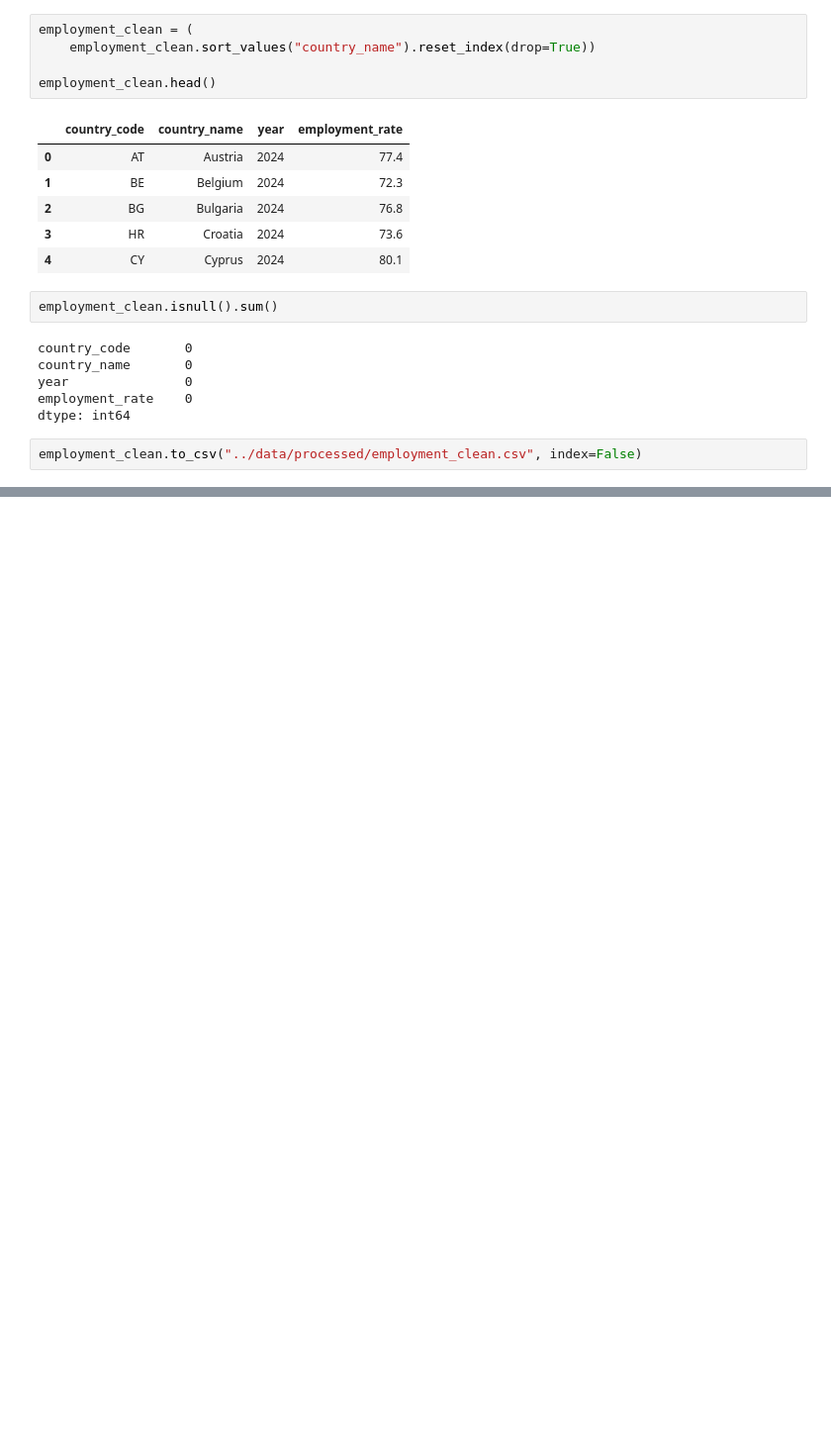
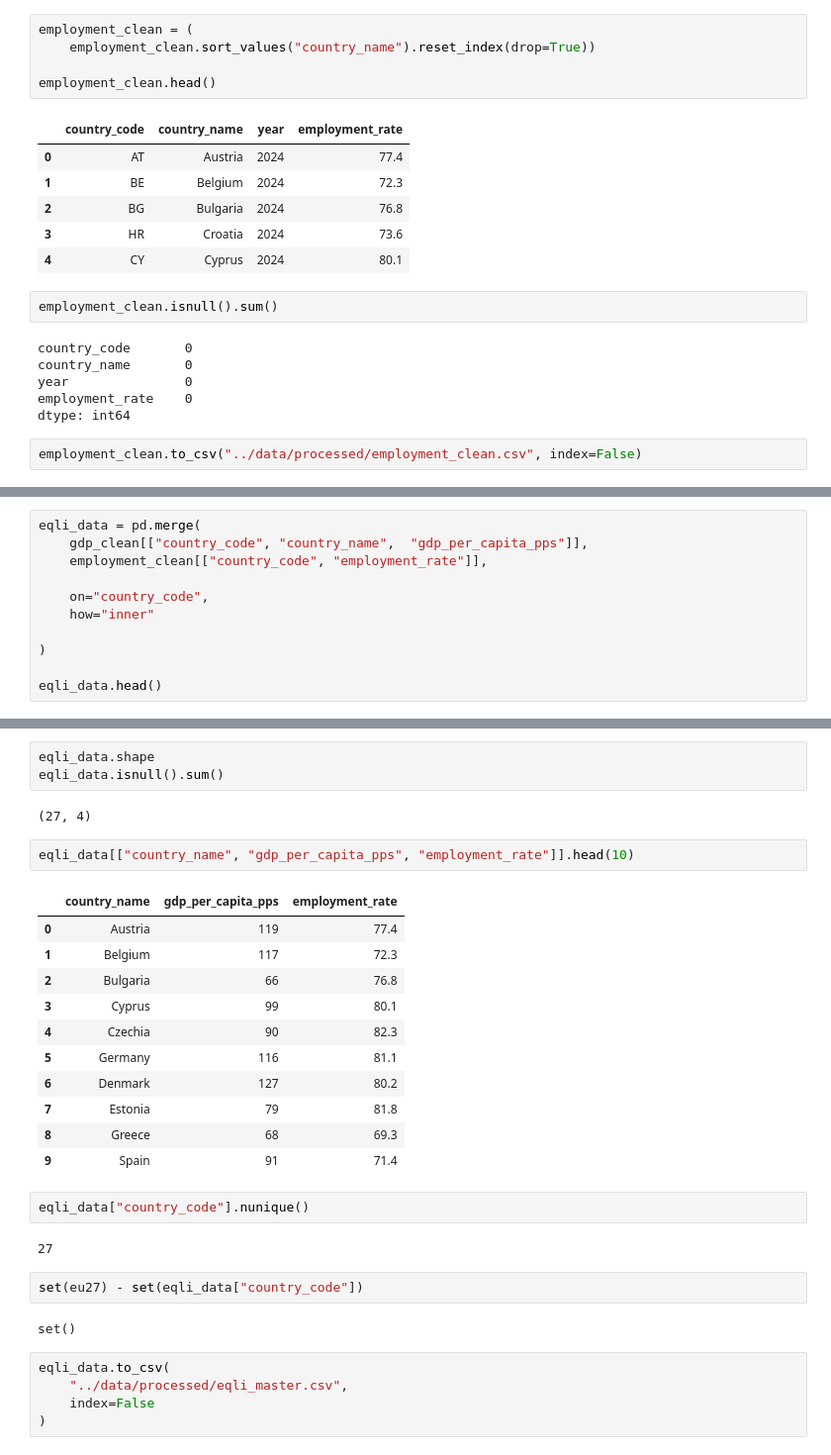
Before and after one commit to eljesam/DAV_Eljesa_Repeat, a Jupyter notebook: Notebooks/EQLI_analysis.ipynb, the cells around one changed output, grey strips where cells are left out. Shown at 99% size. Drawn from its saved outputs; the diff is of its cells as text; blank space fills up the shorter version.

Commit message:
created the master eqli dataset

```diff
--- a/Notebooks/EQLI_analysis.ipynb
+++ b/Notebooks/EQLI_analysis.ipynb
@@ -298,0 +301,11 @@ employment_clean.to_csv("../data/processed/employment_clean.csv", index=False)
+# %%
+eqli_data = pd.merge(
+    gdp_clean[["country_code", "country_name",  "gdp_per_capita_pps"]],
+    employment_clean[["country_code", "employment_rate"]],
+
+    on="country_code",
+    how="inner"
+
+)
+
+eqli_data.head()
@@ -298,0 +319,32 @@ employment_clean.to_csv("../data/processed/employment_clean.csv", index=False)
+# %%
+eqli_data.shape
+eqli_data.isnull().sum()
+# %% [output]
+(27, 4)
+# %%
+eqli_data[["country_name", "gdp_per_capita_pps", "employment_rate"]].head(10)
+# %% [output]
+|  | country_name | gdp_per_capita_pps | employment_rate |
+| 0 | Austria | 119 | 77.4 |
+| 1 | Belgium | 117 | 72.3 |
+| 2 | Bulgaria | 66 | 76.8 |
+| 3 | Cyprus | 99 | 80.1 |
+| 4 | Czechia | 90 | 82.3 |
+| 5 | Germany | 116 | 81.1 |
+| 6 | Denmark | 127 | 80.2 |
+| 7 | Estonia | 79 | 81.8 |
+| 8 | Greece | 68 | 69.3 |
+| 9 | Spain | 91 | 71.4 |
+# %%
+eqli_data["country_code"].nunique()
+# %% [output]
+27
+# %%
+set(eu27) - set(eqli_data["country_code"])
+# %% [output]
+set()
+# %%
+eqli_data.to_csv(
+    "../data/processed/eqli_master.csv",
+    index=False
+)
```
Also changed, not shown: parts of 2 cells of this notebook, 1 other file.
